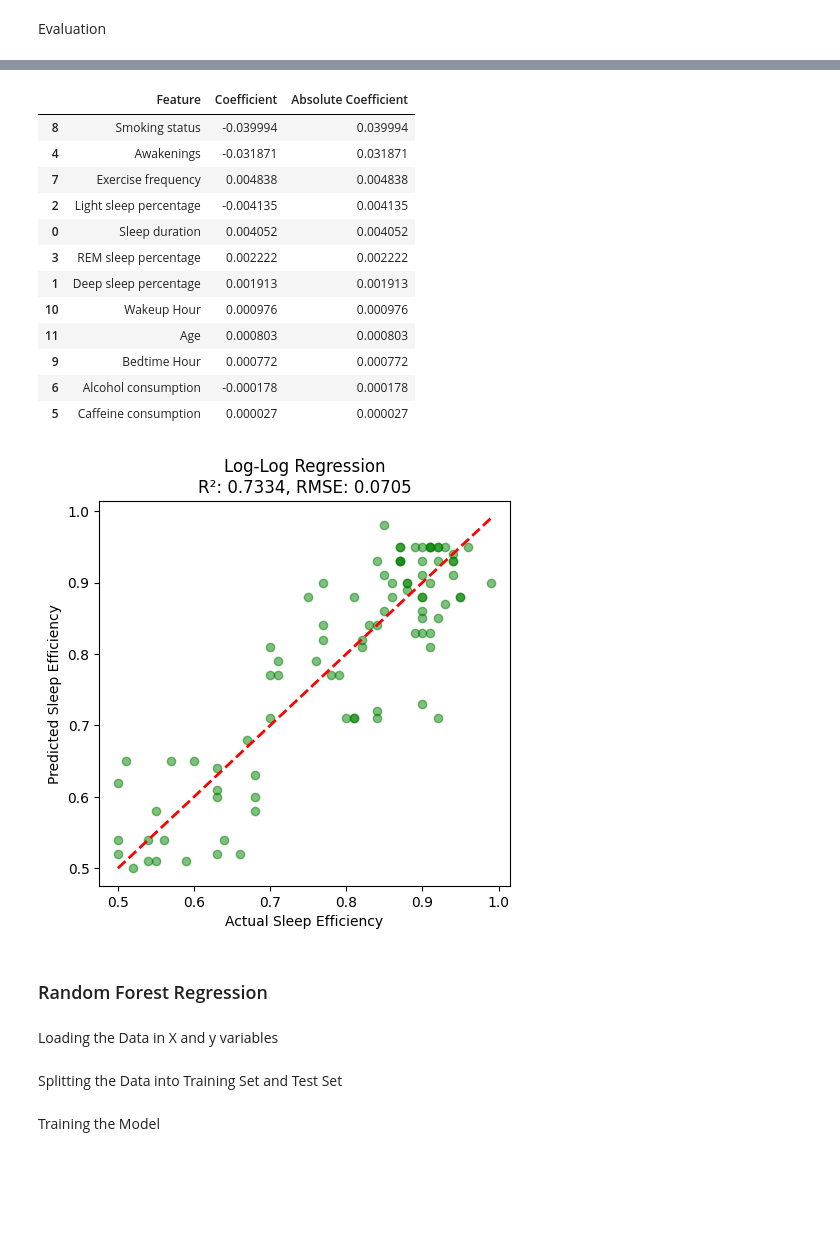
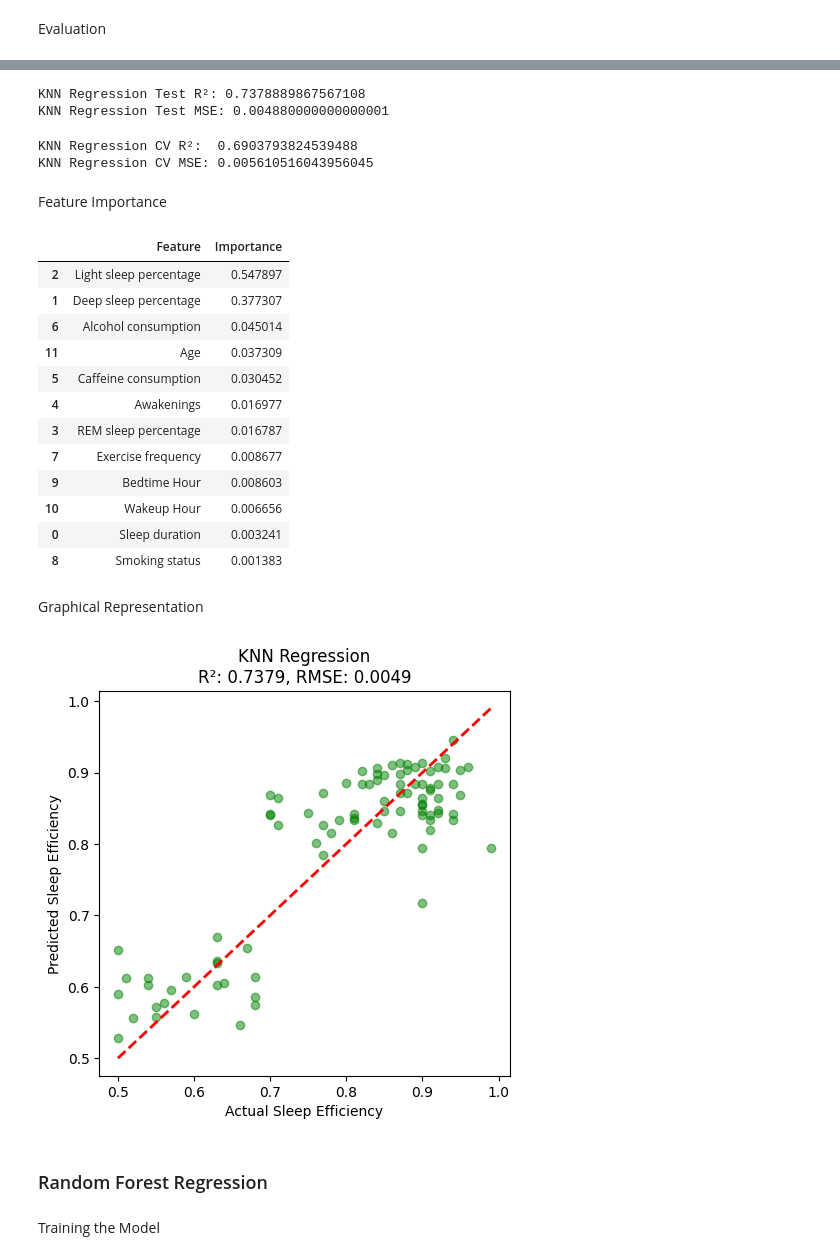
Before and after one commit to OldMarkie/Sleep-Efficiency-Data-Model, a Jupyter notebook: sleepEfficiencyModel.ipynb, the cells around one changed output, grey strips where cells are left out. Cells and saved outputs as stored; diff of their text form; code cells hidden in the pictures; blank space fills up the shorter version.

```diff
--- a/sleepEfficiencyModel.ipynb
+++ b/sleepEfficiencyModel.ipynb
@@ -534,3 +530,0 @@ Splitting the Data into Training Set and Test Set
-# %%
-X_train, X_test, y_train, y_test = train_test_split(X_dtr, y_dtr, test_size=0.2, random_state=42)
-X_train, X_val, y_train, y_val = train_test_split(X_train, y_train, test_size=0.25, random_state=42)
@@ -537,5 +533,2 @@ X_train, X_val, y_train, y_val = train_test_split(X_train, y_train, test_size=0.
 # %% [markdown]
 Training the Model
-# %%
-dtr_model = DecisionTreeRegressor()
-dtr_model.fit(X_train, y_train)
@@ -543,0 +535,3 @@ DecisionTreeRegressor()
+# %%
+knn_model = KNeighborsRegressor(n_neighbors=5, weights='uniform', metric='euclidean')
+knn_model.fit(X_train, y_train)
@@ -544,6 +540,6 @@ DecisionTreeRegressor()
 # %% [markdown]
 Predictions
 # %%
-y_pred = dtr_model.predict(X_test)
+y_pred = knn_model.predict(X_test)
 # %% [markdown]
 Evaluation
@@ -571,35 +546,60 @@ Validation RMSE: 0.07716829047571971
+# %%
+knn_r2_test = r2_score(y_test, y_pred)
+knn_mse_test = mean_squared_error(y_test, y_pred)
+
+print('KNN Regression Test R²:', knn_r2_test)
+print('KNN Regression Test MSE:', knn_mse_test)
+# %% [output]
+KNN Regression Test R²: 0.7378889867567108
+KNN Regression Test MSE: 0.004880000000000001
+# %%
+dtr_r2_cv = cross_val_score(knn_model, X, y, cv=5, scoring='r2')
+dtr_mse_cv = cross_val_score(knn_model, X, y, cv=5, scoring='neg_mean_squared_error')
+
+print("KNN Regression CV R²: ", dtr_r2_cv.mean())
+print("KNN Regression CV MSE:", -dtr_mse_cv.mean())
+# %% [output]
+KNN Regression CV R²:  0.6903793824539488
+KNN Regression CV MSE: 0.005610516043956045
+# %% [markdown]
+Feature Importance
 # %%
-feature_importances = dtr_model.feature_importances_
-importance_df = pd.DataFrame({'Feature': X_dtr.columns, 'Importance': feature_importances})
-ranked_features = feature_importance.sort_values(by='Absolute Coefficient', ascending=False)
+importance = permutation_importance(knn_model, X_test, y_test, n_repeats=10, random_state=42)
+
+feature_importance = pd.DataFrame({
+    'Feature': X.columns,
+    'Importance': importance.importances_mean,
+})
+
+ranked_features = feature_importance.sort_values(by='Importance', ascending=False)
 ranked_features
 # %% [output]
-|  | Feature | Coefficient | Absolute Coefficient |
-| 8 | Smoking status | -0.039994 | 0.039994 |
-| 4 | Awakenings | -0.031871 | 0.031871 |
-| 7 | Exercise frequency | 0.004838 | 0.004838 |
-| 2 | Light sleep percentage | -0.004135 | 0.004135 |
-| 0 | Sleep duration | 0.004052 | 0.004052 |
-| 3 | REM sleep percentage | 0.002222 | 0.002222 |
-| 1 | Deep sleep percentage | 0.001913 | 0.001913 |
-| 10 | Wakeup Hour | 0.000976 | 0.000976 |
-| 11 | Age | 0.000803 | 0.000803 |
-| 9 | Bedtime Hour | 0.000772 | 0.000772 |
-| 6 | Alcohol consumption | -0.000178 | 0.000178 |
-| 5 | Caffeine consumption | 0.000027 | 0.000027 |
+|  | Feature | Importance |
+| 2 | Light sleep percentage | 0.547897 |
+| 1 | Deep sleep percentage | 0.377307 |
+| 6 | Alcohol consumption | 0.045014 |
+| 11 | Age | 0.037309 |
+| 5 | Caffeine consumption | 0.030452 |
+| 4 | Awakenings | 0.016977 |
+| 3 | REM sleep percentage | 0.016787 |
+| 7 | Exercise frequency | 0.008677 |
+| 9 | Bedtime Hour | 0.008603 |
+| 10 | Wakeup Hour | 0.006656 |
+| 0 | Sleep duration | 0.003241 |
+| 8 | Smoking status | 0.001383 |
+# %% [markdown]
+Graphical Representation
 # %%
 plt.figure(figsize=(18, 5))
 plt.subplot(1, 3, 2)
 plt.scatter(y_test, y_pred, alpha=0.5, color="green")
 plt.plot([min(y_test), max(y_test)], [min(y_test), max(y_test)], 'r--', lw=2)
 plt.xlabel("Actual Sleep Efficiency")
 plt.ylabel("Predicted Sleep Efficiency")
-plt.title("Log-Log Regression\nR²: {:.4f}, RMSE: {:.4f}".format(
-    r2_score(y_test, y_pred), np.sqrt(mean_squared_error(y_test, y_pred))))
+plt.title("KNN Regression\nR²: {:.4f}, RMSE: {:.4f}".format(
+    r2_score(y_test, y_pred), mean_squared_error(y_test, y_pred)))
 plt.show()
 # %% [output]
-[figure, old version]
+[figure, new version]
 # %% [markdown]
 ### Random Forest Regression
-# %% [markdown]
-Loading the Data in X and y variables
@@ -612,2 +605,0 @@ y_rf = slpEf_df['Sleep efficiency']
-# %% [markdown]
-Splitting the Data into Training Set and Test Set
```
Also changed, not shown: parts of 48 cells of this notebook.
